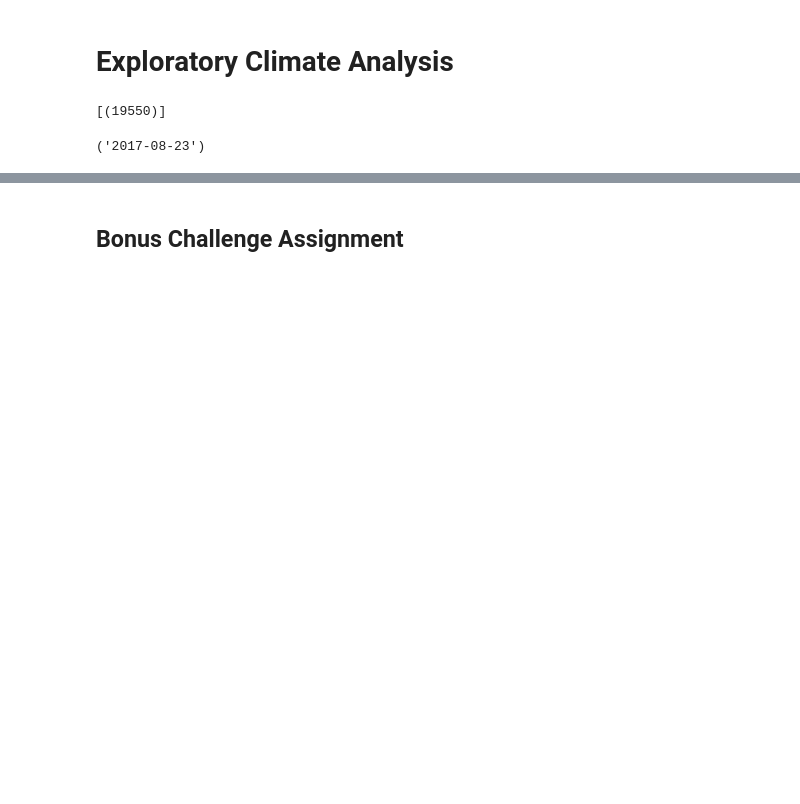
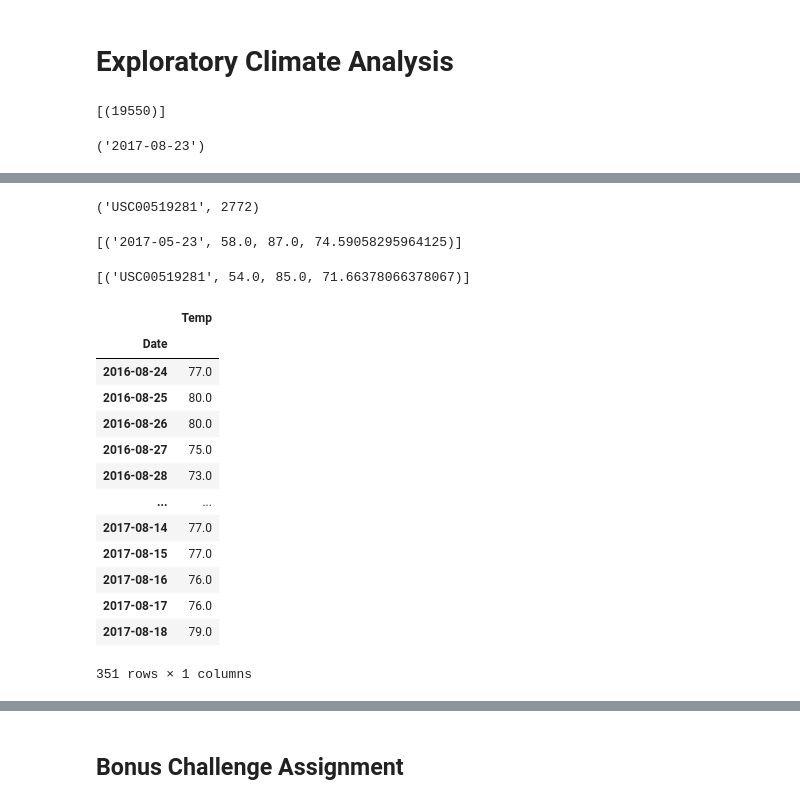
Before and after one commit to jennamurphymcad/sqlalchemy-challenge, a Jupyter notebook: climate_workbook.ipynb, the cells around one changed output, grey strips where cells are left out. Drawn from its saved outputs; the diff is of its cells as text; code cells hidden in the pictures; blank space fills up the shorter version.

```diff
--- a/climate_workbook.ipynb
+++ b/climate_workbook.ipynb
@@ -95,6 +145,23 @@ TypeError: 'years' is an invalid keyword argument for __new__()
+# %%
+#Which station has the highest number of observations?
+session.query(measurement.station, func.count(measurement.station)).\
+    group_by(measurement.station).\
+    order_by(func.count(measurement.station).desc()).first()
+# %% [output]
+('USC00519281', 2772)
+# %%
+#test
+session.query(measurement.date, func.min(measurement.tobs), func.max(measurement.tobs),\
+            func.avg(measurement.tobs)).filter(measurement.date >= '2016-08-23').all()
+# %% [output]
+[('2017-05-23', 58.0, 87.0, 74.59058295964125)]
 # %%
 # Using the station id from the previous query, calculate the lowest temperature recorded,
 # highest temperature recorded, and average temperature of the most active station?
+session.query(measurement.station, func.min(measurement.tobs), func.max(measurement.tobs),\
+                          func.avg(measurement.tobs)).filter(measurement.station == 'USC00519281').all()
+# %% [output]
+[('USC00519281', 54.0, 85.0, 71.66378066378067)]
 # %%
 # Choose the station with the highest number of temperature observations.
 # Query the last 12 months of temperature observation data for this station and plot the results as a histogram
@@ -100,0 +172,19 @@ TypeError: 'years' is an invalid keyword argument for __new__()
+# %%
+temp_df = pd.DataFrame(temp_station_results, columns =['Date', 'Temp'])
+date_temp_df = temp_df.set_index('Date')
+date_temp_df
+# %% [output]
+|  | Temp |
+| Date |  |
+| 2016-08-24 | 77.0 |
+| 2016-08-25 | 80.0 |
+| 2016-08-26 | 80.0 |
+| 2016-08-27 | 75.0 |
+| 2016-08-28 | 73.0 |
+| ... | ... |
+| 2017-08-14 | 77.0 |
+| 2017-08-15 | 77.0 |
+| 2017-08-16 | 76.0 |
+| 2017-08-17 | 76.0 |
+| 2017-08-18 | 79.0 |
+351 rows × 1 columns
```
Also changed, not shown: parts of 13 cells of this notebook, 2 other files.
